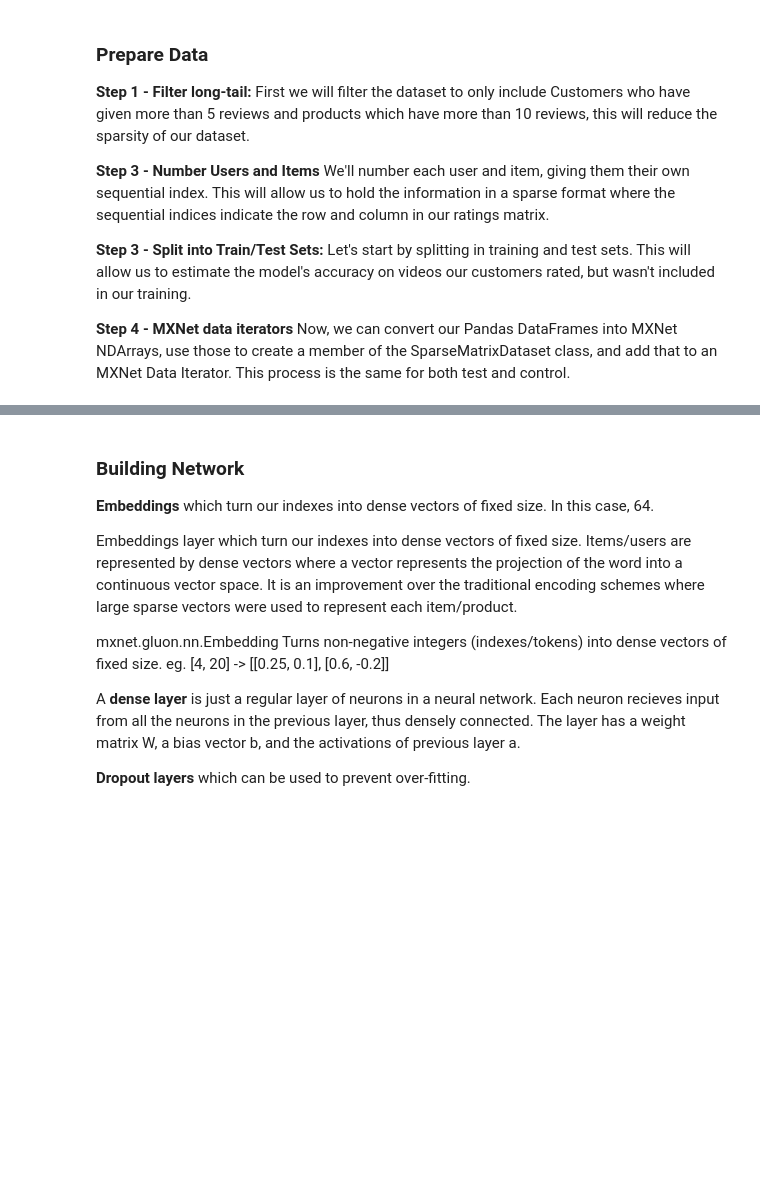
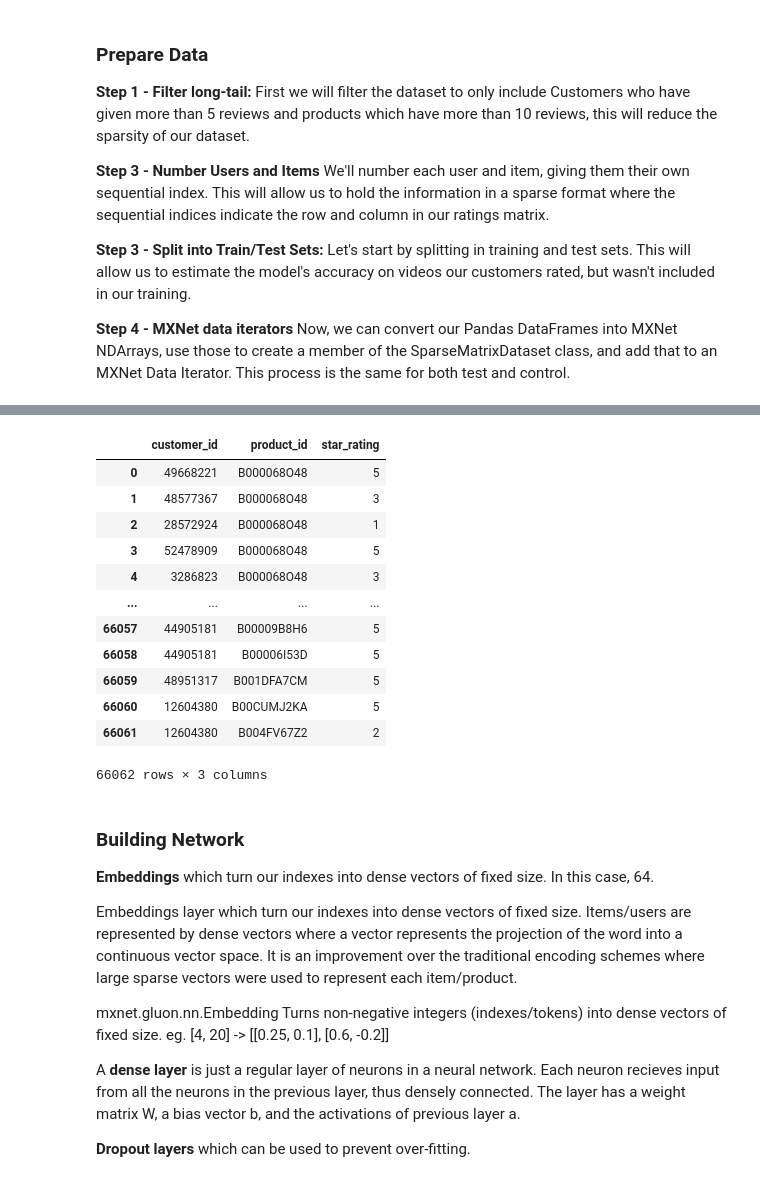
Before and after one commit to amirhossein-yousefi/Recommendation_System, a Jupyter notebook: Recommendation System Using MXNET on AWS Sagemaker.ipynb, the cells around one changed output, grey strips where cells are left out. Saved outputs shown, nothing was run; the diff lists cells and outputs as text; code cells hidden in the pictures; blank space fills up the shorter version.

```diff
--- a/Recommendation System Using MXNET on AWS Sagemaker.ipynb
+++ b/Recommendation System Using MXNET on AWS Sagemaker.ipynb
@@ -203,3 +203,11 @@ Let's start by splitting in training and test sets.  This will allow us to estim
 
 **Step 4 - MXNet data iterators**
 Now, we can convert our Pandas DataFrames into MXNet NDArrays, use those to create a member of the SparseMatrixDataset class, and add that to an MXNet Data Iterator. This process is the same for both test and control.
+# %%
+
+# Filter long tail
+customers=df['customer_id'].value_counts()
+products=df['product_id'].value_counts()
+
+customers=customers[customers>=5]
+products=products[products>=6]
@@ -206 +272,17 @@ Now, we can convert our Pandas DataFrames into MXNet NDArrays, use those to crea
+# %%
+reduced_df
+# %% [output]
+|  | customer_id | product_id | star_rating |
+| 0 | 49668221 | B000068O48 | 5 |
+| 1 | 48577367 | B000068O48 | 3 |
+| 2 | 28572924 | B000068O48 | 1 |
+| 3 | 52478909 | B000068O48 | 5 |
+| 4 | 3286823 | B000068O48 | 3 |
+| ... | ... | ... | ... |
+| 66057 | 44905181 | B00009B8H6 | 5 |
+| 66058 | 44905181 | B00006I53D | 5 |
+| 66059 | 48951317 | B001DFA7CM | 5 |
+| 66060 | 12604380 | B00CUMJ2KA | 5 |
+| 66061 | 12604380 | B004FV67Z2 | 2 |
+66062 rows × 3 columns
 # %%
```
Also changed, not shown: parts of 7 cells of this notebook.
